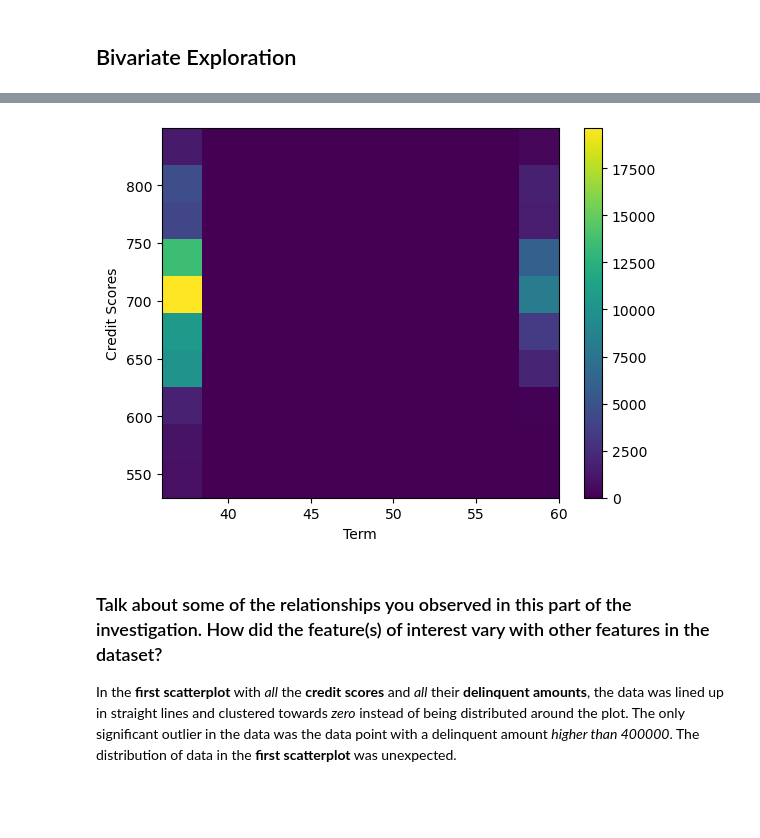
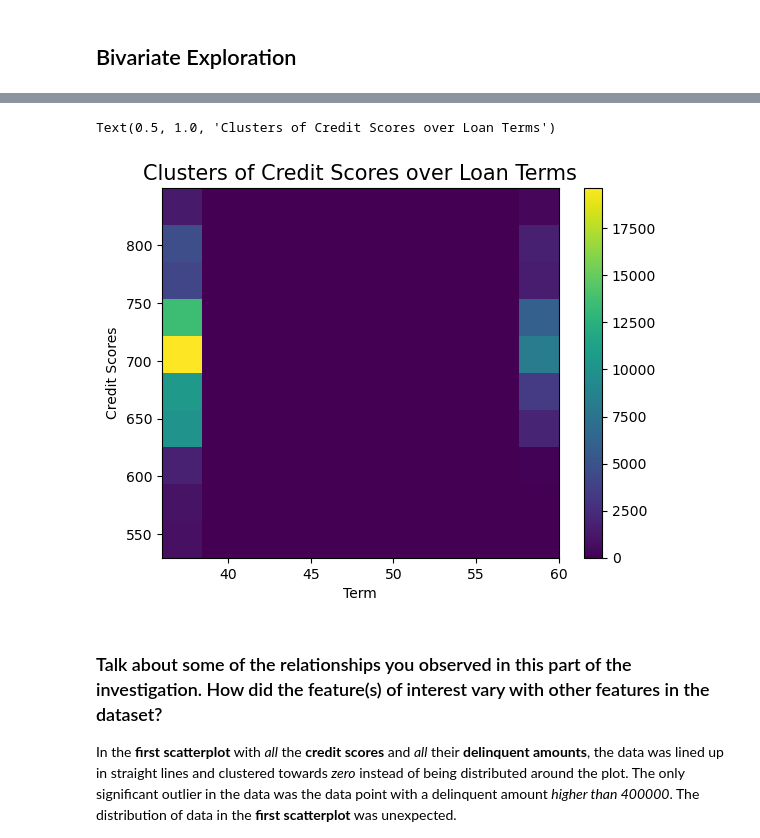
Before and after one commit to jwGitHub9860/Communicate_Data_Findings, a Jupyter notebook: Part_I_exploration_template.ipynb, the cells around one changed output, grey strips where cells are left out. Cells and saved outputs as stored; diff of their text form; code cells hidden in the pictures; blank space fills up the shorter version.

```diff
--- a/Part_I_exploration_template.ipynb
+++ b/Part_I_exploration_template.ipynb
@@ -321,19 +284,23 @@ Text(0.5, 1.0, 'Lowest Delinquent Amounts over Lowest Credit Scores')
 # %%
 # Code for creating Heatmap with ALL Loan Terms & ALL Credit Scores
 
 # creates & displays Heatmap
 plt.hist2d(data=df_prosper_loan_data, x='Term', y='CreditScore')
 
 # adds color to Heatmap
 plt.colorbar()
 
 # adds x-axis label to Heatmap
 plt.xlabel('Term')
 
 # adds y-axis label to Heatmap
 plt.ylabel('Credit Scores');
+
+# adds title to Heatmap
+plt.title('Clusters of Credit Scores over Loan Terms', fontsize=15) # Do NOT use "add_x_axis_y_axis_and_title" function because Heatmap Size is DIFFERENT than other graphs & plots (Title will look Too Large)
 # %% [output]
+Text(0.5, 1.0, 'Clusters of Credit Scores over Loan Terms')
-[figure, old version]
+[figure, new version]
 # %% [markdown]
 ### Talk about some of the relationships you observed in this part of the investigation. How did the feature(s) of interest vary with other features in the dataset?
 
```
Also changed, not shown: parts of 8 cells of this notebook.
